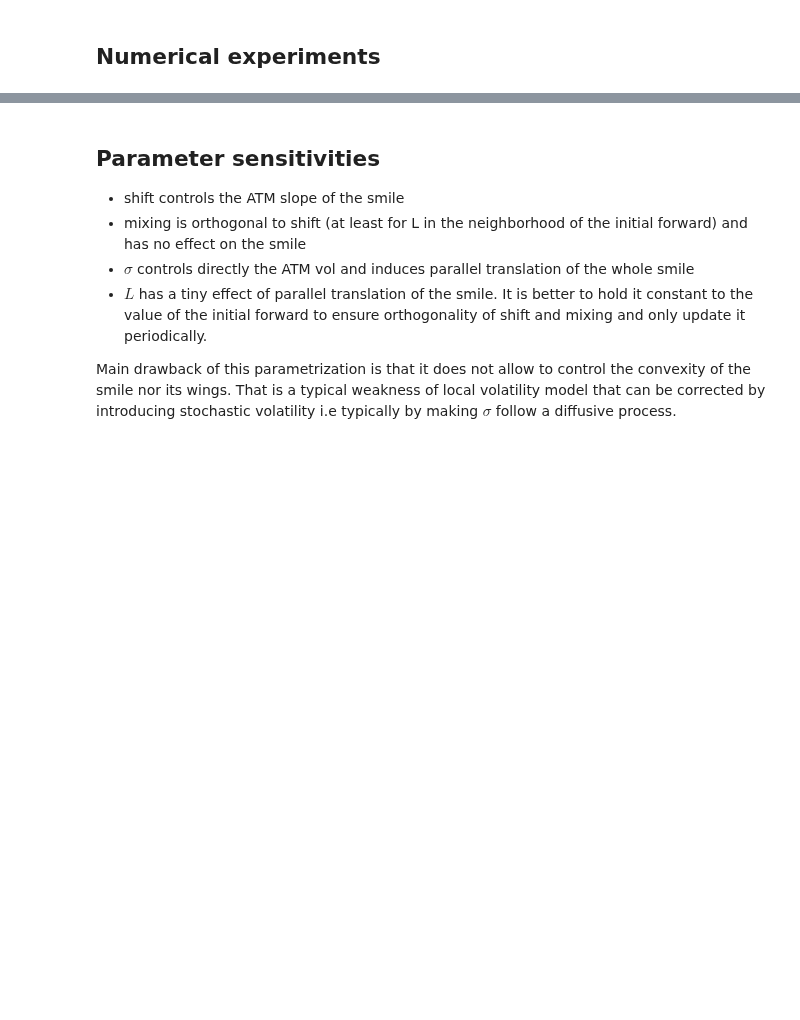
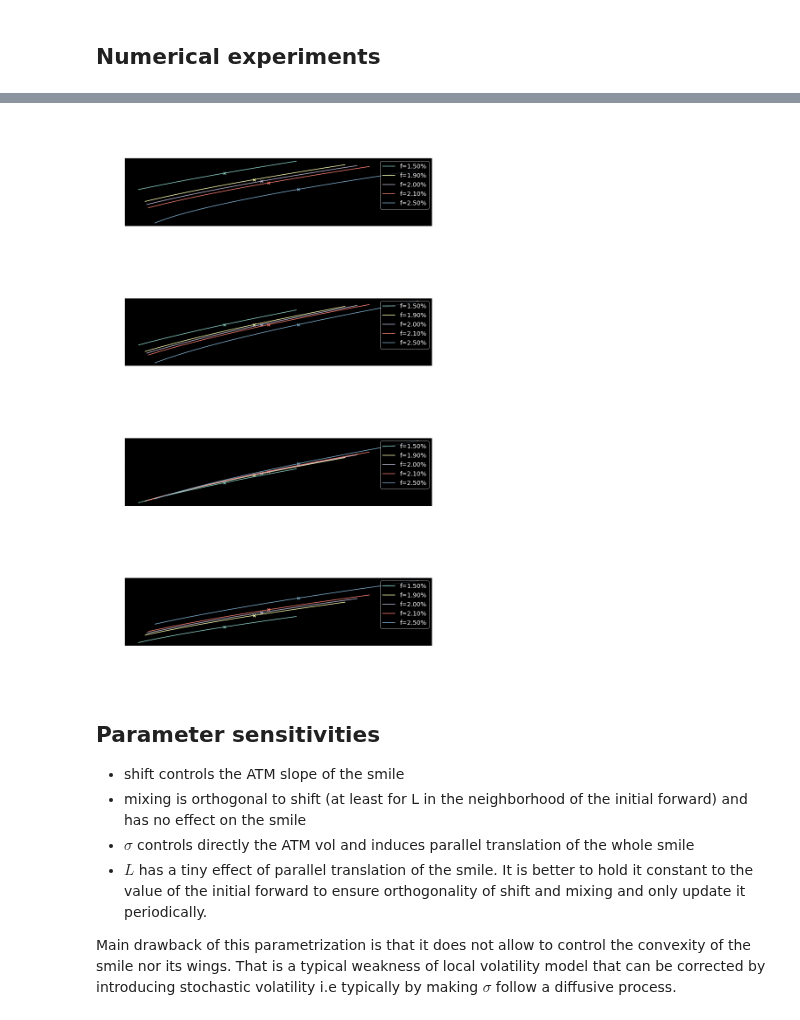
Before and after one commit to sauxpa/Quant, a Jupyter notebook: volmodels_examples/displaced_lognormal.ipynb, the cells around one changed output, grey strips where cells are left out. Saved outputs shown, nothing was run; the diff lists cells and outputs as text; code cells hidden in the pictures; blank space fills up the shorter version.

```diff
--- a/volmodels_examples/displaced_lognormal.ipynb
+++ b/volmodels_examples/displaced_lognormal.ipynb
@@ -229,3 +267,63 @@ plt.show()
+# %%
+xlabel = 'strike\n\n'
+ylabel = 'implied vol'
+
+f = 2*ONE_PCT
+
+shift = 0.8
+sigma = 50*ONE_PCT
+L = f
+
+mixings = [
+    -0.5,
+    0.0,
+    0.5,
+    1.0
+]
+
+f_shocks = [
+    -50*ONE_BP,
+    -10*ONE_BP,
+    0,
+    10*ONE_BP,
+    50*ONE_BP
+]
+
+Model_N = SLN_adjustable_backbone_local_vol_N(sigma=sigma,
+                                              shift=shift,
+                                              mixing=mixing,
+                                              L=L,
+                                              f=f,
+                                              n_strikes=N_STRIKES,
+                                              logmoneyness_lo=-1.5,
+                                              logmoneyness_hi=0.5,
+                                             )
+
+fig, axes = plt.subplots(nrows=4, ncols=1)
+
+for i, ax in enumerate(axes):
+    mixing = mixings[i]
+    Model_N.mixing= mixing
+    for f_shock in f_shocks:
+        Model_N.f = f+f_shock
+        smile = list(Model_N.smile.values())
+        label = 'f={:.2%}'.format(f+f_shock)
+        ax.plot(Model_N.strike_grid, smile, label=label)
+        ax.scatter([Model_N.f], [Model_N.ATM], marker='x')
+
+        ax.set_xlabel(xlabel)
+        ax.set_ylabel(ylabel)
+        ax.legend(loc='upper right')
+        ax.xaxis.set_major_formatter(FuncFormatter(lambda x, _: '{:.0%}'.format(x)))
+        ax.set_title('{}\n'.format(Model_N.vol_type)\
+                     +r'$shift$={}'.format(Model_N.shift)+'\n'\
+                     +r'mixing={}'.format(Model_N.mixing)+'\n',\
+                    )
+
+plt.tight_layout()
+plt.show()
+# %% [output]
+[figure, added]
 # %% [markdown]
 ## Parameter sensitivities
 
```
Also changed, not shown: parts of 7 cells of this notebook.
